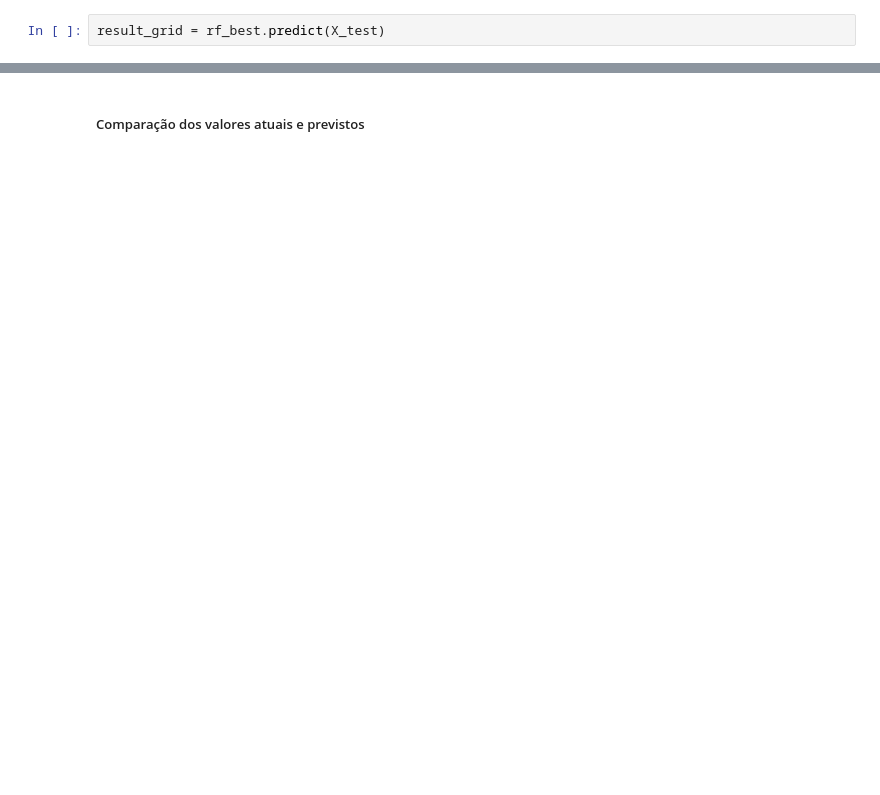
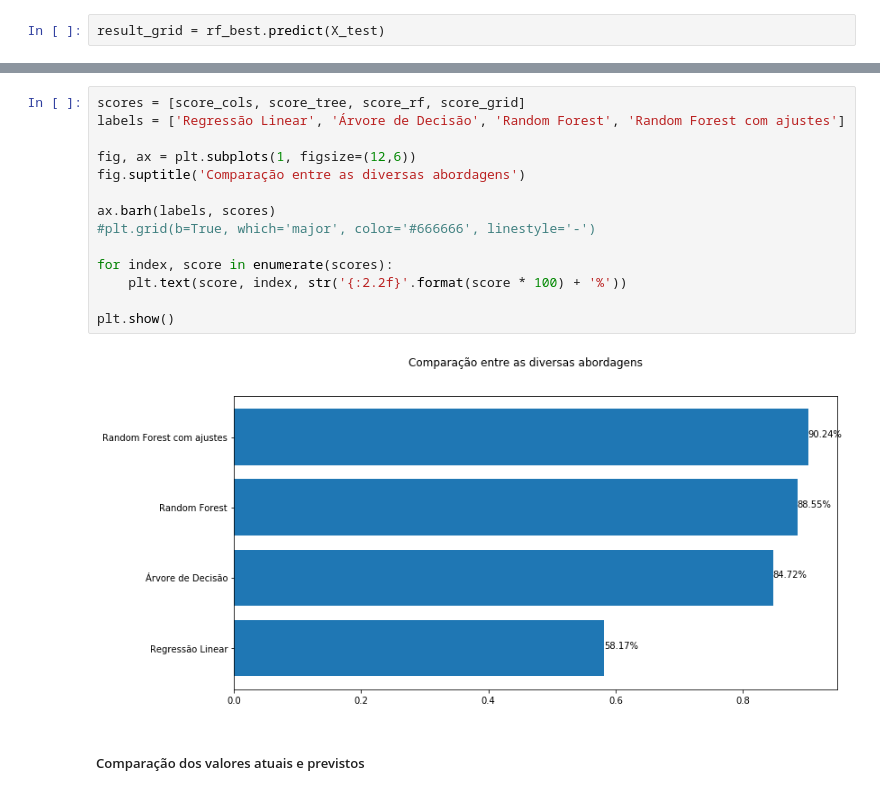
Before and after one commit to rhpinotti/pred_corr_fuga, a Jupyter notebook: predicao_correntes_fuga_jupyter.ipynb, the cells around one changed output, grey strips where cells are left out. Saved outputs shown, nothing was run; the diff lists cells and outputs as text; blank space fills up the shorter version.

```diff
--- a/predicao_correntes_fuga_jupyter.ipynb
+++ b/predicao_correntes_fuga_jupyter.ipynb
@@ -411,3 +411,19 @@ Score: 90.081%
+# %%
+scores = [score_cols, score_tree, score_rf, score_grid]
+labels = ['Regressão Linear', 'Árvore de Decisão', 'Random Forest', 'Random Forest com ajustes']
+
+fig, ax = plt.subplots(1, figsize=(12,6))
+fig.suptitle('Comparação entre as diversas abordagens')
+
+ax.barh(labels, scores)
+#plt.grid(b=True, which='major', color='#666666', linestyle='-')
+
+for index, score in enumerate(scores):
+    plt.text(score, index, str('{:2.2f}'.format(score * 100) + '%'))
+
+plt.show()
+# %% [output]
+[figure, added]
 # %% [markdown]
 ##### Comparação dos valores atuais e previstos
 # %%
```
Also changed, not shown: parts of 9 cells of this notebook.
